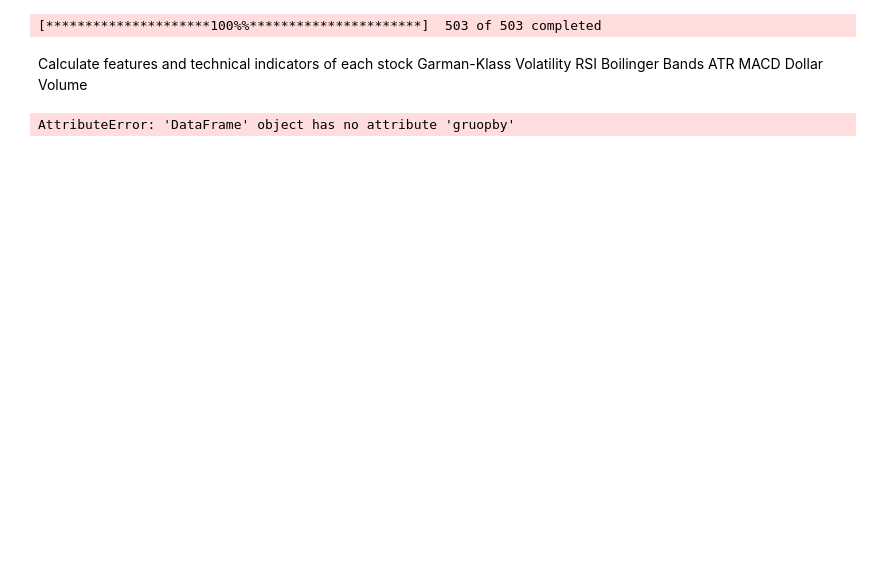
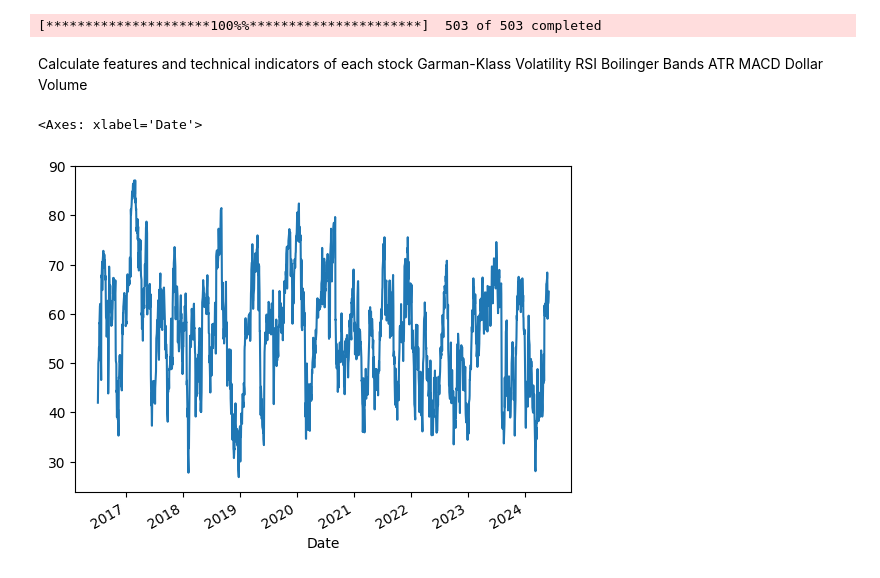
Before and after one commit to TheTechTantra/AlgoTrading, a Jupyter notebook: Algorithmic_Trading_Machine_Learning_Quant_Strategies.ipynb, the cells around one changed output. Drawn from its saved outputs; the diff is of its cells as text; code cells hidden in the pictures; blank space fills up the shorter version.

```diff
--- a/Algorithmic_Trading_Machine_Learning_Quant_Strategies.ipynb
+++ b/Algorithmic_Trading_Machine_Learning_Quant_Strategies.ipynb
@@ -38,8 +38,10 @@ Dollar Volume
 # %%
 df['garman_klass_vol'] = ((np.log(df['high'])-np.log(df['low']))**2)/2-(2*np.log(2)-1)*((np.log(df['adj close'])-np.log(df['open']))**2)
 df['rsi'] = df.groupby(level=1)['adj close'].transform(lambda x: ta.rsi(x, length=20))
+df.xs('AAPL',level=1)['rsi'].plot()
 # %% [output]
-AttributeError: 'DataFrame' object has no attribute 'gruopby'
+<Axes: xlabel='Date'>
+[figure, added]
 # %%
 df
 # %% [output]
```
Also changed, not shown: parts of 1 cell of this notebook.
